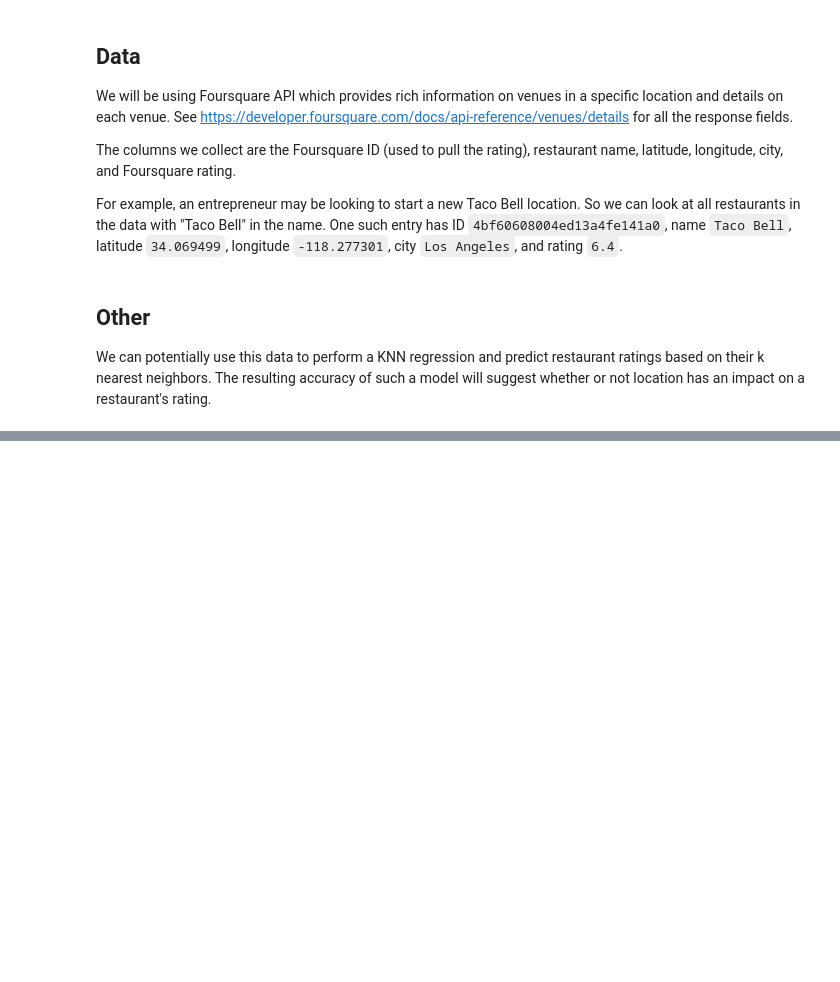
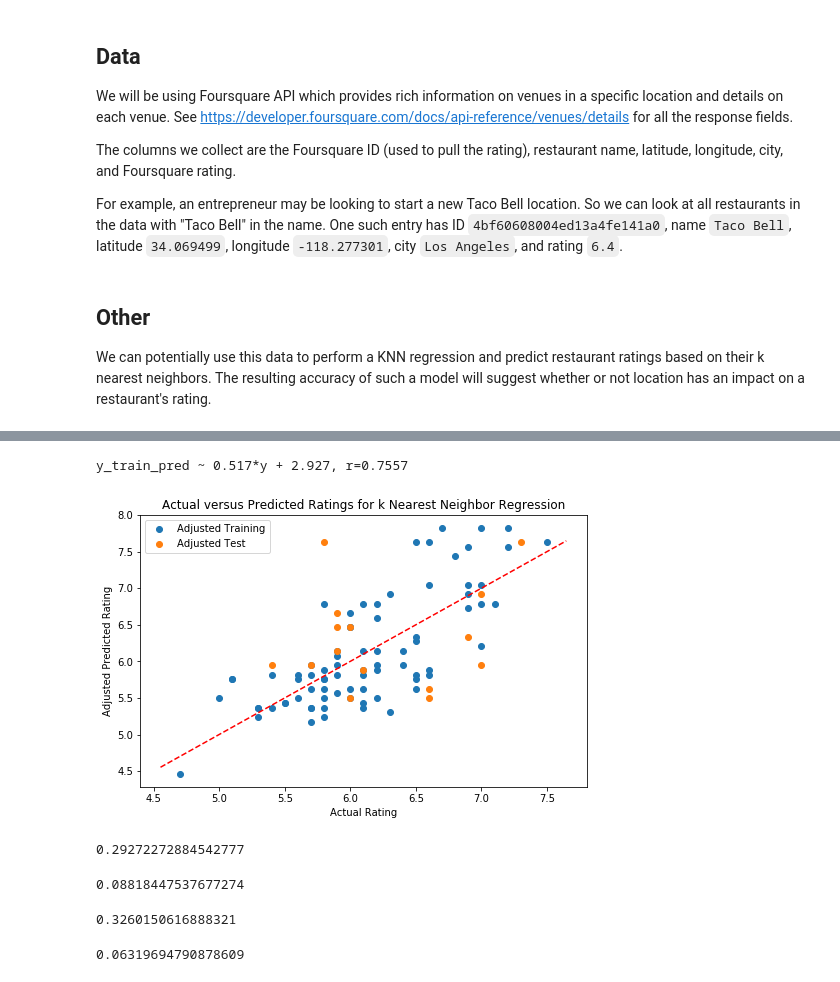
Before and after one commit to timctran/Coursera_Capstone, a Jupyter notebook: coursera_capstone_week4and5.ipynb, the cells around one changed output, grey strips where cells are left out. Cells and saved outputs as stored; diff of their text form; code cells hidden in the pictures; blank space fills up the shorter version.

```diff
--- a/coursera_capstone_week4and5.ipynb
+++ b/coursera_capstone_week4and5.ipynb
@@ -133,0 +231,52 @@ plt.show()
+# %%
+knr = KNeighborsRegressor(n_neighbors=3, metric="haversine")
+knr.fit(X_train, y_train)
+
+y_pred = knr.predict(X_test)
+
+scipy.stats.pearsonr(y_test, y_pred)[0]
+
+# Build a linear regression.
+result = scipy.stats.linregress(y_train, knr.predict(X_train))
+print(f"y_train_pred ~ {result.slope:.3f}*y + {result.intercept:.3f}, r={result.rvalue:.4f}")
+# %% [output]
+y_train_pred ~ 0.517*y + 2.927, r=0.7557
+# %%
+plt.figure(figsize=(8,5))
+
+plt.scatter(y_train, [(x-result.intercept)/result.slope for x in knr.predict(X_train)], label="Adjusted Training")
+plt.title("Actual versus Predicted Ratings for k Nearest Neighbor Regression")
+plt.xlabel("Actual Rating")
+plt.ylabel("Adjusted Predicted Rating")
+
+x_values = plt.xlim()
+
+# Plot identity.
+plt.plot(x_values, x_values, color="red", linestyle="--")
+
+plt.scatter(y_test, [(x-result.intercept)/result.slope for x in y_pred], label="Adjusted Test")
+
+plt.legend()
+plt.show()
+# %% [output]
+[figure, added]
+# %%
+# Mean squared error
+sum([((x-result.intercept)/result.slope - y)**2 for x, y in zip(knr.predict(X_train), y_train)])/len(y_train)
+# %% [output]
+0.29272272884542777
+# %%
+# Mean squared predicted error
+sum([((x-result.intercept)/result.slope - y)**2 for x, y in zip(y_pred, y_test)])/len(y_pred)
+# %% [output]
+0.08818447537677274
+# %%
+# Mean squared error using the average value of the training set.
+sum([(np.mean(y_train) - y)**2 for y in y_train])/len(y_pred)
+# %% [output]
+0.3260150616888321
+# %%
+# Mean squared predicted error using the average value of the training set.
+sum([(np.mean(y_train) - y)**2 for y in y_test])/len(y_pred)
+# %% [output]
+0.06319694790878609
```
Also changed, not shown: parts of 14 cells of this notebook, 8 other files.
